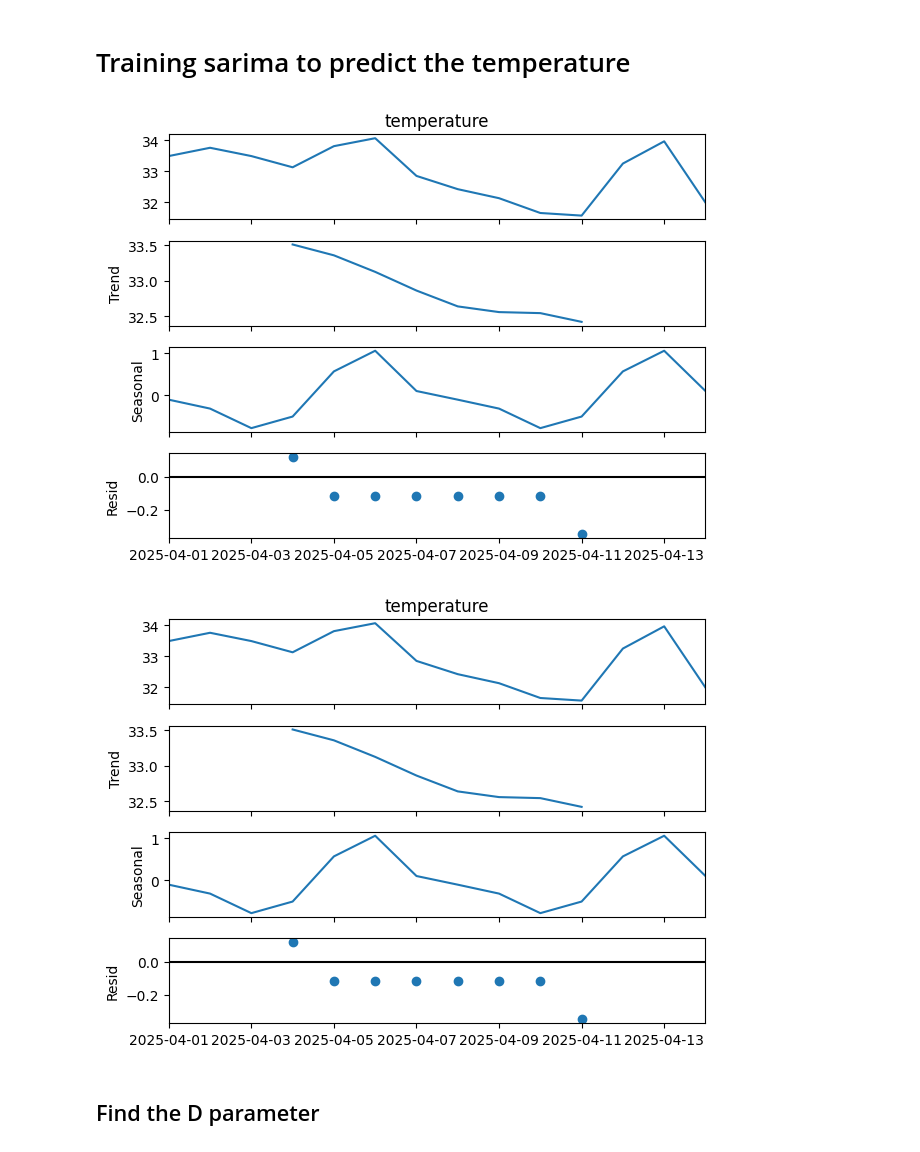
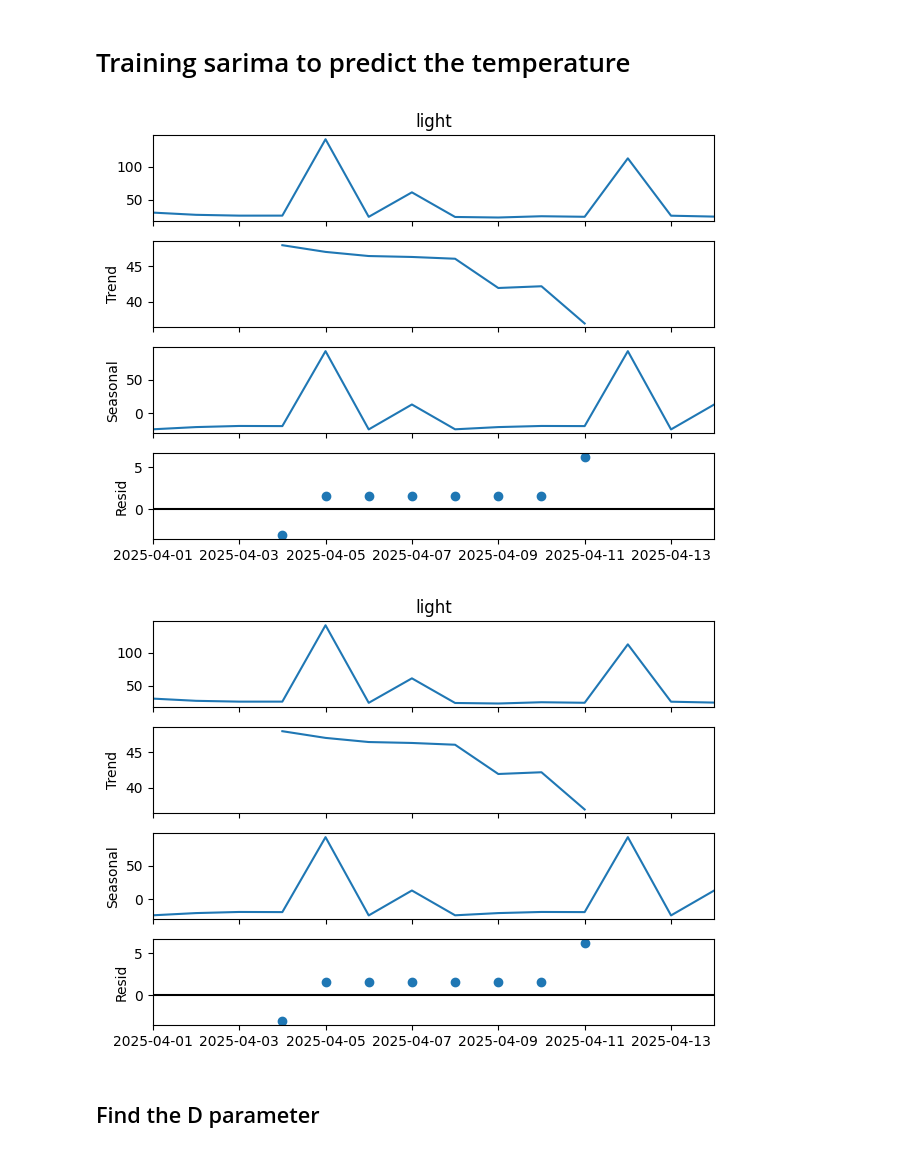
Before and after one commit to Jangsoodlor/smart-plant-pot-model, a Jupyter notebook: training/exog_prediction_models.ipynb, the cells around one changed output. Saved outputs shown, nothing was run; the diff lists cells and outputs as text; code cells hidden in the pictures.

Commit message:
Try to change the exog parameters to light and precipitation

```diff
--- a/training/exog_prediction_models.ipynb
+++ b/training/exog_prediction_models.ipynb
@@ -44,10 +44,10 @@ test_data = df[train_end:test_end]
 # %% [markdown]
 # Training sarima to predict the temperature
 # %%
-seasonal_decompose(df["temperature"], model="additive").plot()
+seasonal_decompose(df["light"], model="additive").plot()
 # %% [output]
-[figure, old version]
+[figure, new version]
-[figure, old version]
+[figure, new version]
 # %% [markdown]
 ## Find the D parameter
 # %%
```
Also changed, not shown: parts of 15 cells of this notebook, 1 other file.
